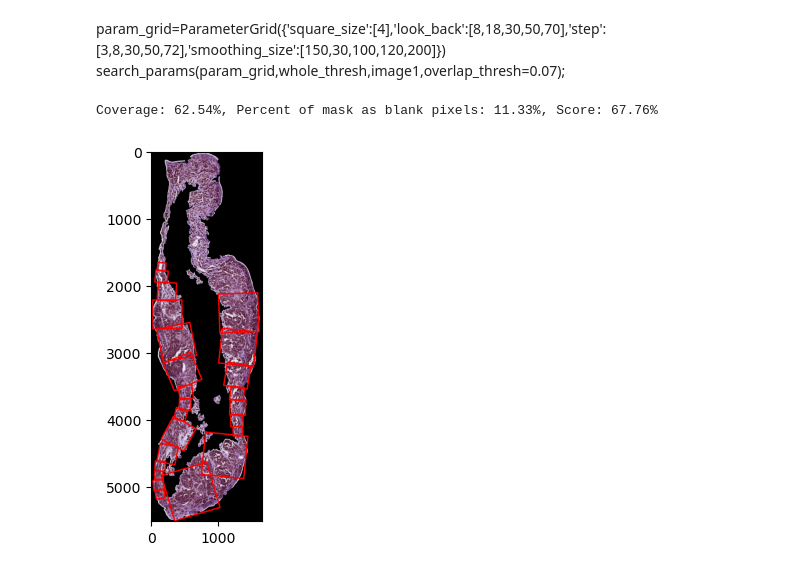
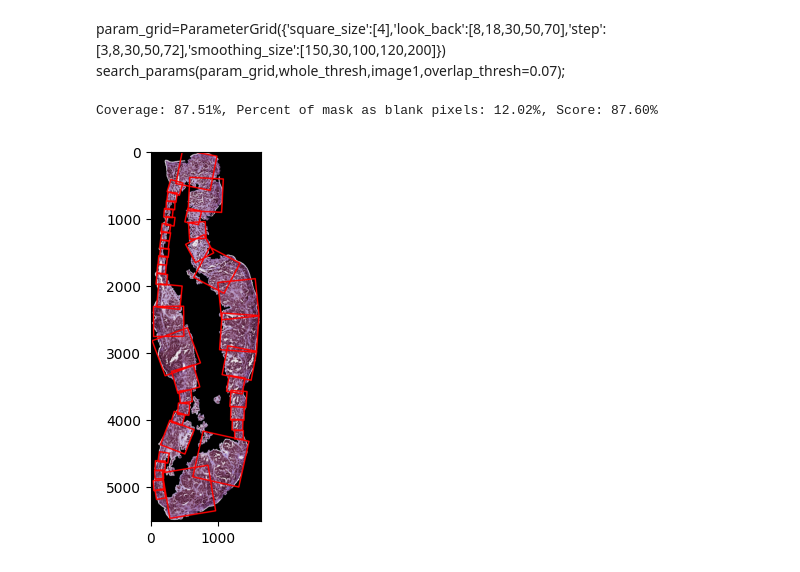
Before and after one commit to arvindkrishna87/STAT390_WI2025, a Jupyter notebook: Presentation 3/Coders/Ryan Lach/Contour_Normal_Toggleable.ipynb, the cells around one changed output. Cells and saved outputs as stored; diff of their text form; code cells hidden in the pictures.

```diff
--- a/Presentation 3/Coders/Ryan Lach/Contour_Normal_Toggleable.ipynb
+++ b/Presentation 3/Coders/Ryan Lach/Contour_Normal_Toggleable.ipynb
@@ -380,19 +375,19 @@ search_params(param_grid,whole_thresh,image1,overlap_thresh=0.07);
 # %%
 result_image, contour, squares = process_contours(
      image1,
      whole_thresh,
-     square_size=32,
-     step=30,
-     overlap_thresh=0.07,
-     smoothing_size=180,
-     look_back=20,
+     square_size=128,
+     step=5,
+     overlap_thresh=0.1,
+     smoothing_size=210,
+     look_back=8,
      second_pass=False,
      variable_length=True)
 
 plt.imshow(result_image)
 
 coverage,perc_black_pixels,score=check_metrics(whole_thresh,squares)
 print(f'Coverage: {coverage:.2f}%, Percent of mask as blank pixels: {perc_black_pixels:.2f}%, Score: {score:.2f}%')
 # %% [output]
-Coverage: 62.54%, Percent of mask as blank pixels: 11.33%, Score: 67.76%
+Coverage: 87.51%, Percent of mask as blank pixels: 12.02%, Score: 87.60%
-[figure, old version]
+[figure, new version]
```
Also changed, not shown: parts of 7 cells of this notebook, 1 other file.
